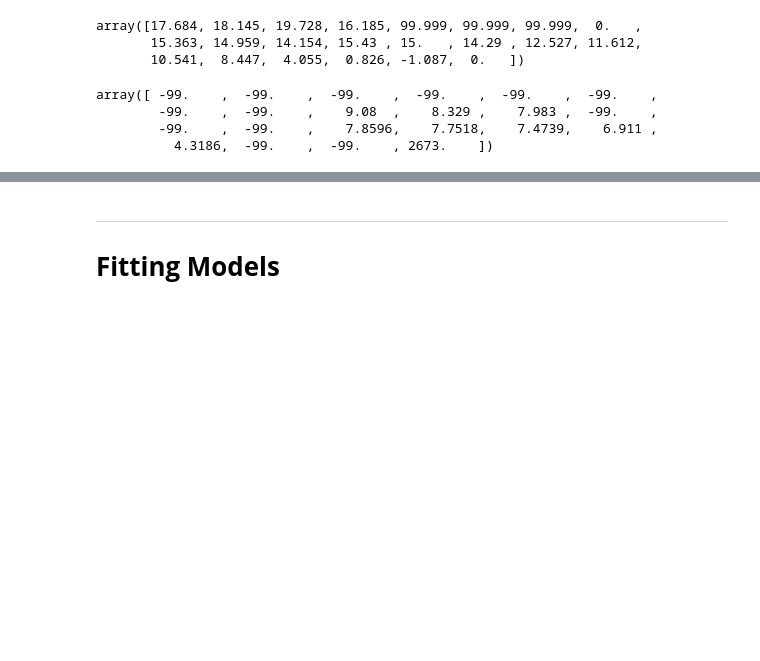
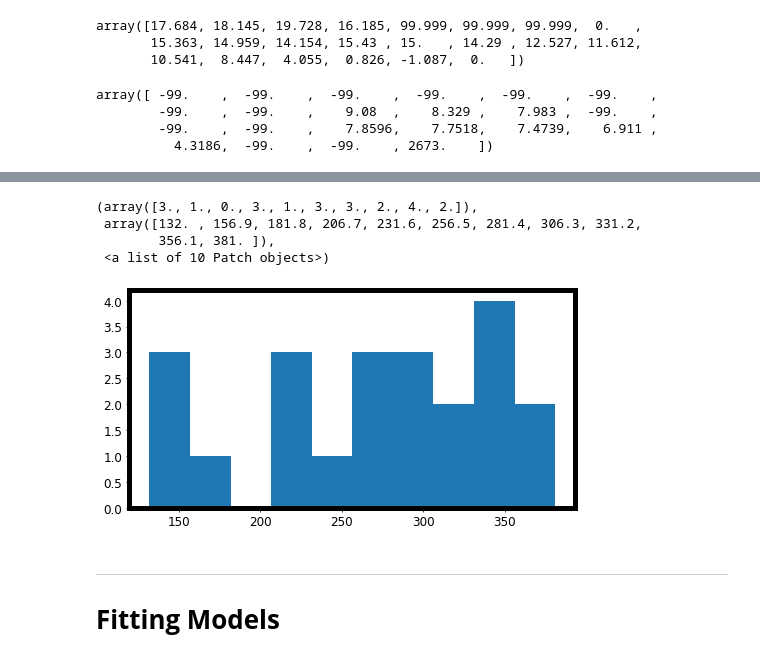
Before and after one commit to Mahdi-Abdollahii/Dusty-Stellar-Sources-Classification, a Jupyter notebook: Dusty_Stellar_Sources_Classification.ipynb, the cells around one changed output, grey strips where cells are left out. Saved outputs shown, nothing was run; the diff lists cells and outputs as text; code cells hidden in the pictures; blank space fills up the shorter version.

```diff
--- a/Dusty_Stellar_Sources_Classification.ipynb
+++ b/Dusty_Stellar_Sources_Classification.ipynb
@@ -292,3 +327,16 @@ array([ -99.    ,  -99.    ,  -99.    ,  -99.    ,  -99.    ,  -99.    ,
+# %%
+list_col_nan = []
+X_col_array = np.array(X).reshape(X.shape[1],X.shape[0])
+for i in range(0,X_col_array.shape[0]):
+  list_col_nan.append(np.count_nonzero(np.isnan(X_col_array[i])))
+# %%
+plt.hist(list_col_nan)
+# %% [output]
+(array([3., 1., 0., 3., 1., 3., 3., 2., 4., 2.]),
+ array([132. , 156.9, 181.8, 206.7, 231.6, 256.5, 281.4, 306.3, 331.2,
+        356.1, 381. ]),
+ <a list of 10 Patch objects>)
+[figure, added]
 # %%
 from sklearn.experimental import enable_iterative_imputer
 from sklearn.impute import IterativeImputer
```
Also changed, not shown: parts of 8 cells of this notebook.
